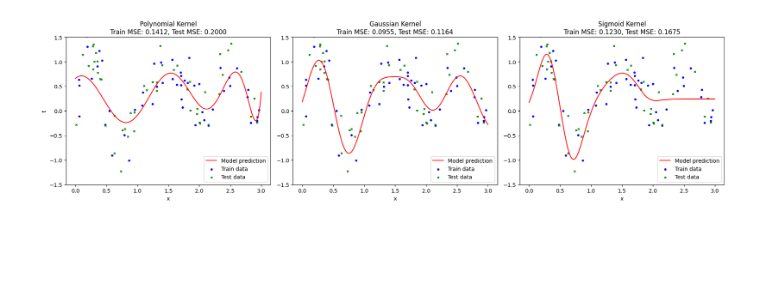
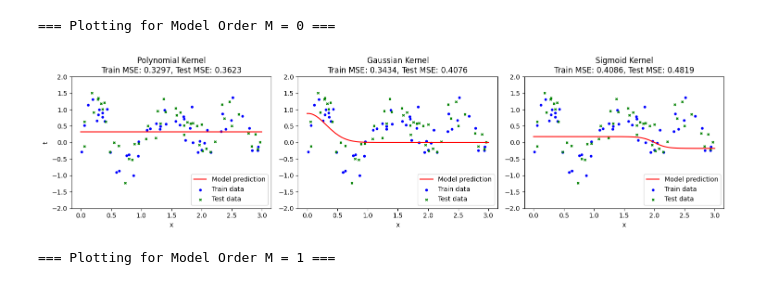
Before and after one commit to bhsh200/jpmc-case-study, a Jupyter notebook: Part3.ipynb, the cells around one changed output. Saved outputs shown, nothing was run; the diff lists cells and outputs as text; code cells hidden in the pictures; blank space fills up the shorter version.

```diff
--- a/Part3.ipynb
+++ b/Part3.ipynb
@@ -152,0 +165,5 @@ plt.show()
+# %%
+for M in M_range:
+    centers = np.linspace(x_train.min(), x_train.max(), M + 1)
+    print(f"\n=== Plotting for Model Order M = {M} ===")
+    PlotPrediction(x_vis, x_train, t_train, x_test, t_test, M, lamda, centers, sigma, a, b)
@@ -169,14 +204,5 @@ range3 = (x_b > 2) & (x_b <= 3)
 t_b[range3] = np.exp(-((x_b[range3] - 2.5)**2) / (2 * 0.15**2))
 
 t_b = t_b + noise_b
-
-# Plot
-plt.figure(figsize=(10, 4))
-plt.plot(x_b, t_b, label='Target Function', color='blue')
-plt.title("Piecewise Target Function: Sine + Triangle + Gaussian")
-plt.xlabel("x")
-plt.ylabel("t(x)")
-plt.grid(True)
-plt.legend()
-plt.tight_layout()
-plt.show()
+t_b = t_b.reshape(-1, 1)
+x_b = x_b.reshape(-1, 1)
@@ -185,54 +209,24 @@ plt.show()
 # %%
-X_train, X_test, t_train, t_test = split_data_numpy(x_b, t_b, test_size_ratio=0.5, random_state=42)
-# --- Plotting ---
+#Take even samples for training and odd samples for testing
+xb_train = x_b[::2]
+tb_train = t_b[::2]
+xb_test = x_b[1::2]
+tb_test = t_b[1::2]
+
+
 kernel_types = ['polynomial', 'gaussian', 'sigmoid']
-M = 10
+
 lamda = 0.01
 sigma = 0.3
 a = 5
 b = -10
-x_vis = np.linspace(0, 3, 300)
+x_vis = np.linspace(0, 3, 300).reshape(-1, 1)
 
-plt.figure(figsize=(18, 5))
-for i, kernel in enumerate(kernel_types):
-    if kernel == 'gaussian':
-        centers = np.linspace(X_train.min(), X_train.max(), M + 1)
-        w_est = KernelRegressionFit(X_train, t_train, kernelType=kernel, M=M, lamda=lamda,
-                                    centers=centers, sigma=sigma)
-        Phi_vis = get_kernel(x_vis, M, kernelType=kernel, centers=centers, sigma=sigma)
-        y_vis = Phi_vis @ w_est
-        train_err, test_err = KernelRegressionPred_Error(
-            w_est, X_train, t_train, X_test, t_test, kernelType=kernel, M=M,
-            centers=centers, sigma=sigma
-        )
-    elif kernel == 'polynomial':
-        w_est = KernelRegressionFit(X_train, t_train, kernelType=kernel, M=M, lamda=lamda)
-        Phi_vis = get_kernel(x_vis, M, kernelType=kernel)
-        y_vis = Phi_vis @ w_est
-        train_err, test_err = KernelRegressionPred_Error(
-            w_est, X_train, t_train, X_test, t_test, kernelType=kernel, M=M
-        )
-    elif kernel == 'sigmoid':
-        w_est = KernelRegressionFit(X_train, t_train, kernelType=kernel, M=M, lamda=lamda,
-                                    a=a, b=b)
-        Phi_vis = get_kernel(x_vis, M, kernelType=kernel, a=a, b=b)
-        y_vis = Phi_vis @ w_est
-        train_err, test_err = KernelRegressionPred_Error(
-            w_est, X_train, t_train, X_test, t_test, kernelType=kernel, M=M, a=a, b=b
-        )
-
-    plt.subplot(1, 3, i + 1)
-    plt.title(f'{kernel.capitalize()} Kernel\nTrain MSE: {train_err:.4f}, Test MSE: {test_err:.4f}')
-    plt.plot(x_vis, y_vis, label='Model prediction', color='red')
-    plt.scatter(X_train, t_train, label='Train data', color='blue', s=10)
-    plt.scatter(X_test, t_test, label='Test data', color='green', marker='x', s=10)
-    plt.ylim(-1.5, 1.5)
-    plt.xlabel('x')
-    if i == 0:
-        plt.ylabel('t')
-    plt.legend()
-
-plt.tight_layout()
-plt.show()
+for M in M_range:
+    centers = np.linspace(xb_train.min(), xb_train.max(), M + 1)
+    print(f"\n=== Plotting for Model Order M = {M} ===")
+    PlotPrediction(x_vis, xb_train, tb_train, xb_test, tb_test, M, lamda, centers, sigma, a, b)
 # %% [output]
+=== Plotting for Model Order M = 0 ===
-[figure, old version]
+[figure, new version]
+=== Plotting for Model Order M = 1 ===
```
Also changed, not shown: parts of 10 cells of this notebook.
